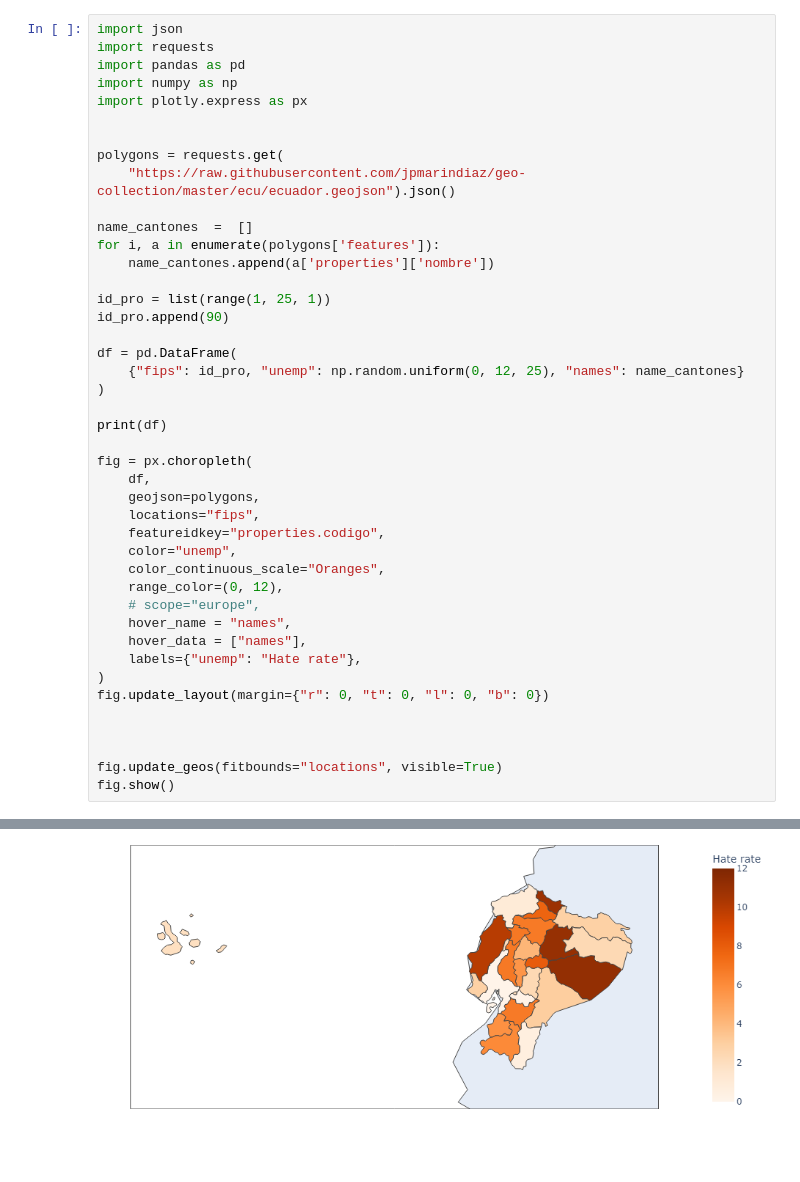
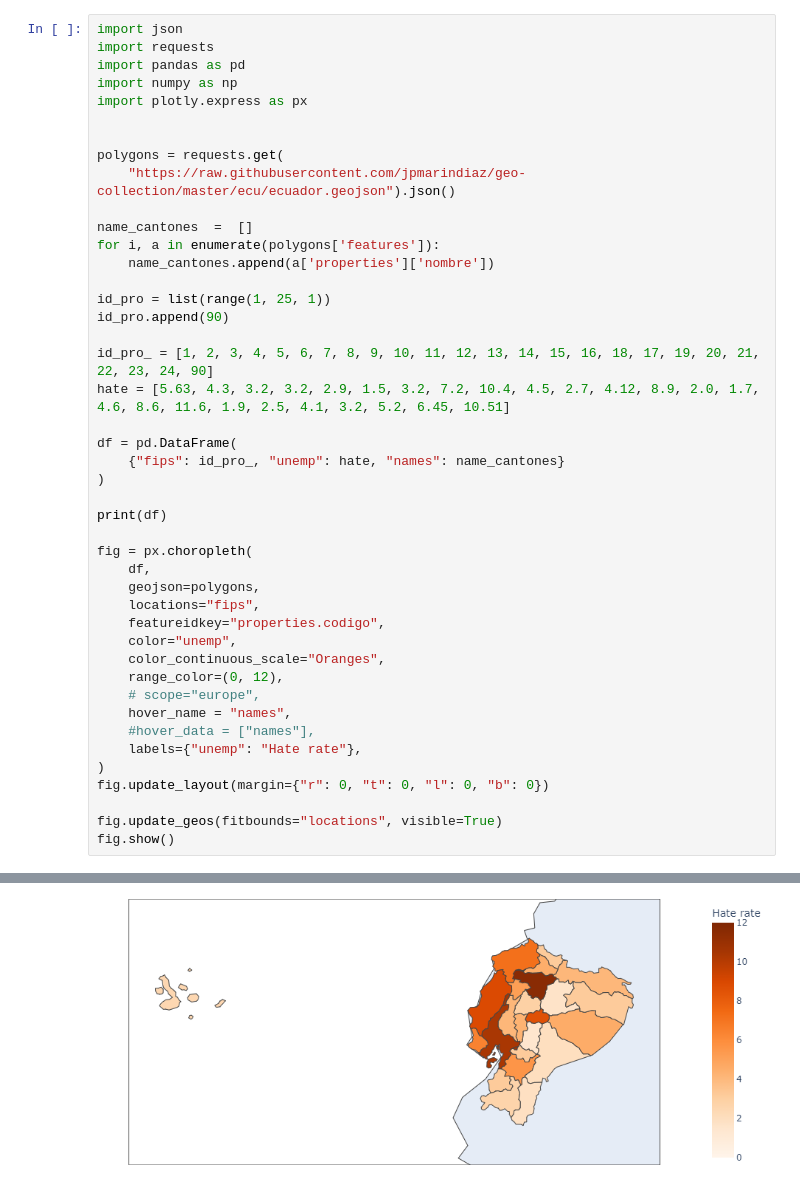
Before and after one commit to lexadrian73/SentimentAnalysis, a Jupyter notebook: EC_Pro.ipynb, the cells around one changed output, grey strips where cells are left out. Drawn from its saved outputs; the diff is of its cells as text; blank space fills up the shorter version.

```diff
--- a/EC_Pro.ipynb
+++ b/EC_Pro.ipynb
@@ -16,8 +16,11 @@ for i, a in enumerate(polygons['features']):
 id_pro = list(range(1, 25, 1))
 id_pro.append(90)
 
+id_pro_ = [1, 2, 3, 4, 5, 6, 7, 8, 9, 10, 11, 12, 13, 14, 15, 16, 18, 17, 19, 20, 21, 22, 23, 24, 90]
+hate = [5.63, 4.3, 3.2, 3.2, 2.9, 1.5, 3.2, 7.2, 10.4, 4.5, 2.7, 4.12, 8.9, 2.0, 1.7, 4.6, 8.6, 11.6, 1.9, 2.5, 4.1, 3.2, 5.2, 6.45, 10.51]
+
 df = pd.DataFrame(
-    {"fips": id_pro, "unemp": np.random.uniform(0, 12, 25), "names": name_cantones}
+    {"fips": id_pro_, "unemp": hate, "names": name_cantones}
 )
 
 print(df)
@@ -32,13 +35,11 @@ fig = px.choropleth(
     range_color=(0, 12),
     # scope="europe",
     hover_name = "names",
-    hover_data = ["names"],
+    #hover_data = ["names"],
     labels={"unemp": "Hate rate"},
 )
 fig.update_layout(margin={"r": 0, "t": 0, "l": 0, "b": 0})
 
-
-
 fig.update_geos(fitbounds="locations", visible=True)
 fig.show()
 # %% [output]
@@ -62 +63 @@ fig.show()
-[figure, old version]
+[figure, new version]
```
Also changed, not shown: parts of 1 cell of this notebook.
